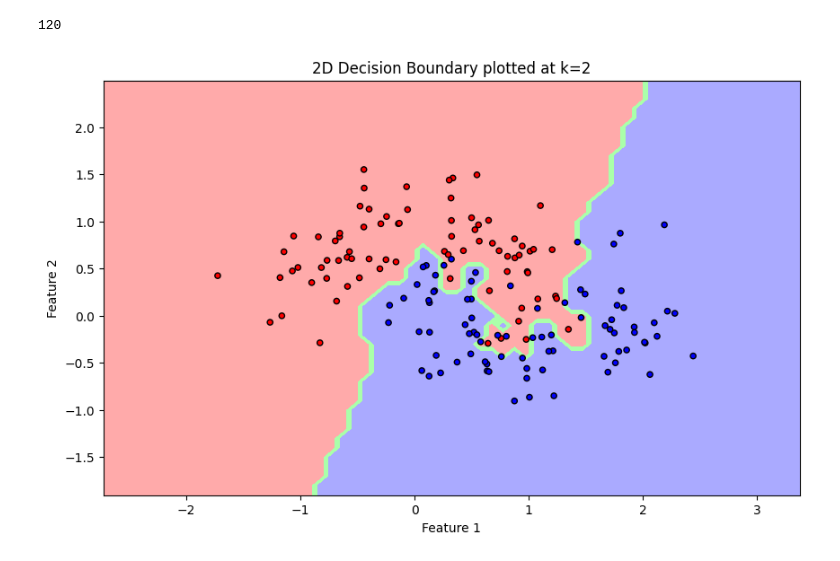
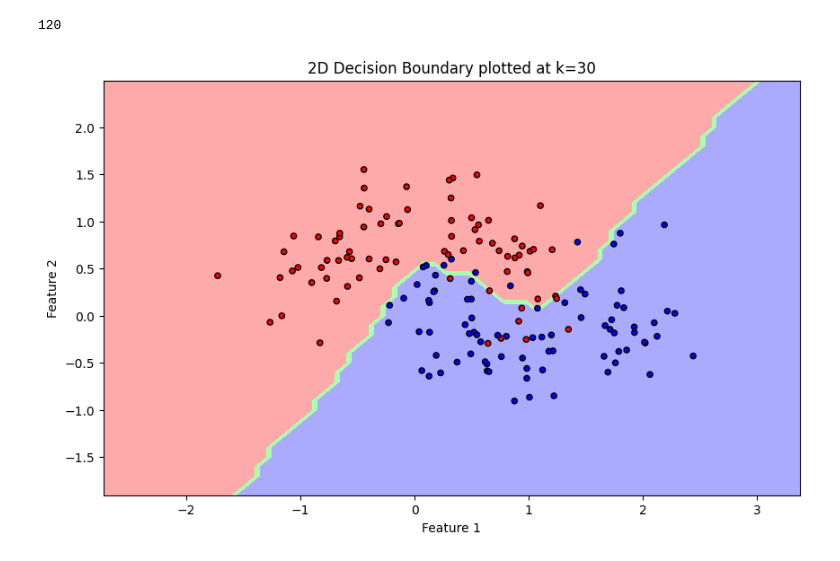
Before and after one commit to AdithyaShanker99/Classifiers, a Jupyter notebook: KNN/KNN.ipynb, the cells around one changed output. Cells and saved outputs as stored; diff of their text form; code cells hidden in the pictures.

```diff
--- a/KNN/KNN.ipynb
+++ b/KNN/KNN.ipynb
@@ -93,32 +93,32 @@ features_train, features_test, labels_train, labels_test = train_test_split(X, y
 def plot_decision_boundary(X, y, predict_label, k):
     # Define the axis boundaries of the plot and create a meshgrid
     x_min, x_max = X[:, 0].min() - 1, X[:, 0].max() + 1
     y_min, y_max = X[:, 1].min() - 1, X[:, 1].max() + 1
     xx, yy = np.meshgrid(np.arange(x_min, x_max, 0.1),
                          np.arange(y_min, y_max, 0.1))
 
     # Predict class using data within the meshgrid
     Z = np.c_[xx.ravel(), yy.ravel()]
     pred_labels = [predict_label(features_train, labels_train, feature, k) for feature in Z]
     Z = np.array(pred_labels).reshape(xx.shape)
 
     # Define color maps
     cmap_light = ListedColormap(['#FFAAAA', '#AAFFAA', '#AAAAFF'])
     cmap_bold = ListedColormap(['#FF0000', '#00FF00', '#0000FF'])
 
     # Plot the decision boundary
     plt.figure(figsize=(10, 6))
     plt.contourf(xx, yy, Z, cmap=cmap_light)
     plt.scatter(X[:, 0], X[:, 1], c=y, cmap=cmap_bold,
                 edgecolor='k', s=20)
     plt.xlim(xx.min(), xx.max())
     plt.ylim(yy.min(), yy.max())
     plt.title(f"2D Decision Boundary plotted at k={k}")
     plt.xlabel('Feature 1')
     plt.ylabel('Feature 2')
     plt.show()
 
 # Example usage of the function
-plot_decision_boundary(features_train, labels_train, predict_label, k=2)
+plot_decision_boundary(features_train, labels_train, predict_label, k=30)
 # %% [output]
-[figure, old version]
+[figure, new version]
```
Also changed, not shown: 3 other files.
